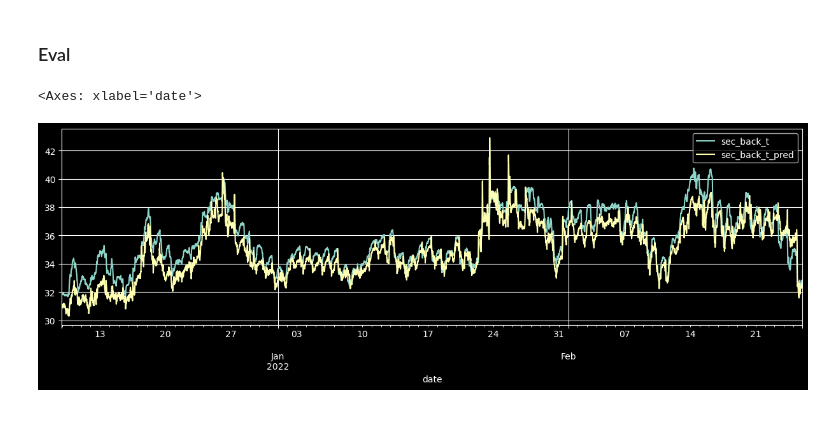
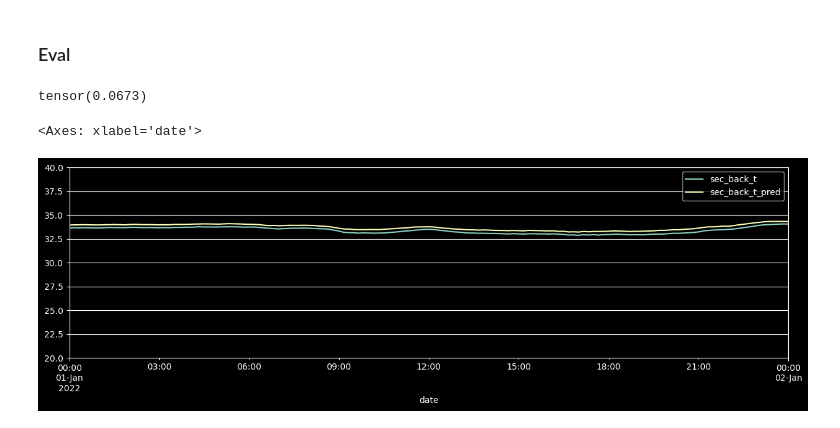
Before and after one commit to xsjk/ART1425-Project, a Jupyter notebook: preprocess.ipynb, the cells around one changed output. Cells and saved outputs as stored; diff of their text form; code cells hidden in the pictures.

```diff
--- a/preprocess.ipynb
+++ b/preprocess.ipynb
@@ -172,20 +182,26 @@ All distributed processes registered. Starting with 3 processes
 # %% [markdown]
 ### Eval
 # %%
-sec_back_t_model.load_from_checkpoint('lightning_logs/version_0/checkpoints/epoch=999-step=37001.ckpt')
+sec_back_t_model = MLPModel.load_from_checkpoint('lightning_logs/split-back/checkpoints/epoch=3060-step=339771.ckpt')
 
 sec_back_t_model.eval()
 with torch.no_grad():
-    sec_back_t_pred = sec_back_t_model(X_sec_back_t)
+    sec_back_t_pred = sec_back_t_model(X_sec_back_t.to(sec_back_t_model.device)).cpu()
+
+print(F.mse_loss(sec_back_t_pred, y_sec_back_t) / len(y_sec_back_t))
+
+sec_back_t_pred = sec_back_t_pred.numpy()
 
 pd.DataFrame({
     'sec_back_t': y_sec_back_t.flatten(),
     'sec_back_t_pred': sec_back_t_pred.flatten()
 }, index=train_data.index).plot(
     figsize=(15, 4),
-    # xlim=('2022-1-1', '2022-1-2'),
+    xlim=('2022-1-1', '2022-1-2'),
+    ylim=(20, 40),
     grid=True,
 )
 # %% [output]
-<Axes: xlabel='date'>
+tensor(0.0673)
+<Axes: xlabel='date'>
-[figure, old version]
+[figure, new version]
```
Also changed, not shown: parts of 5 cells of this notebook, 1 other file.
